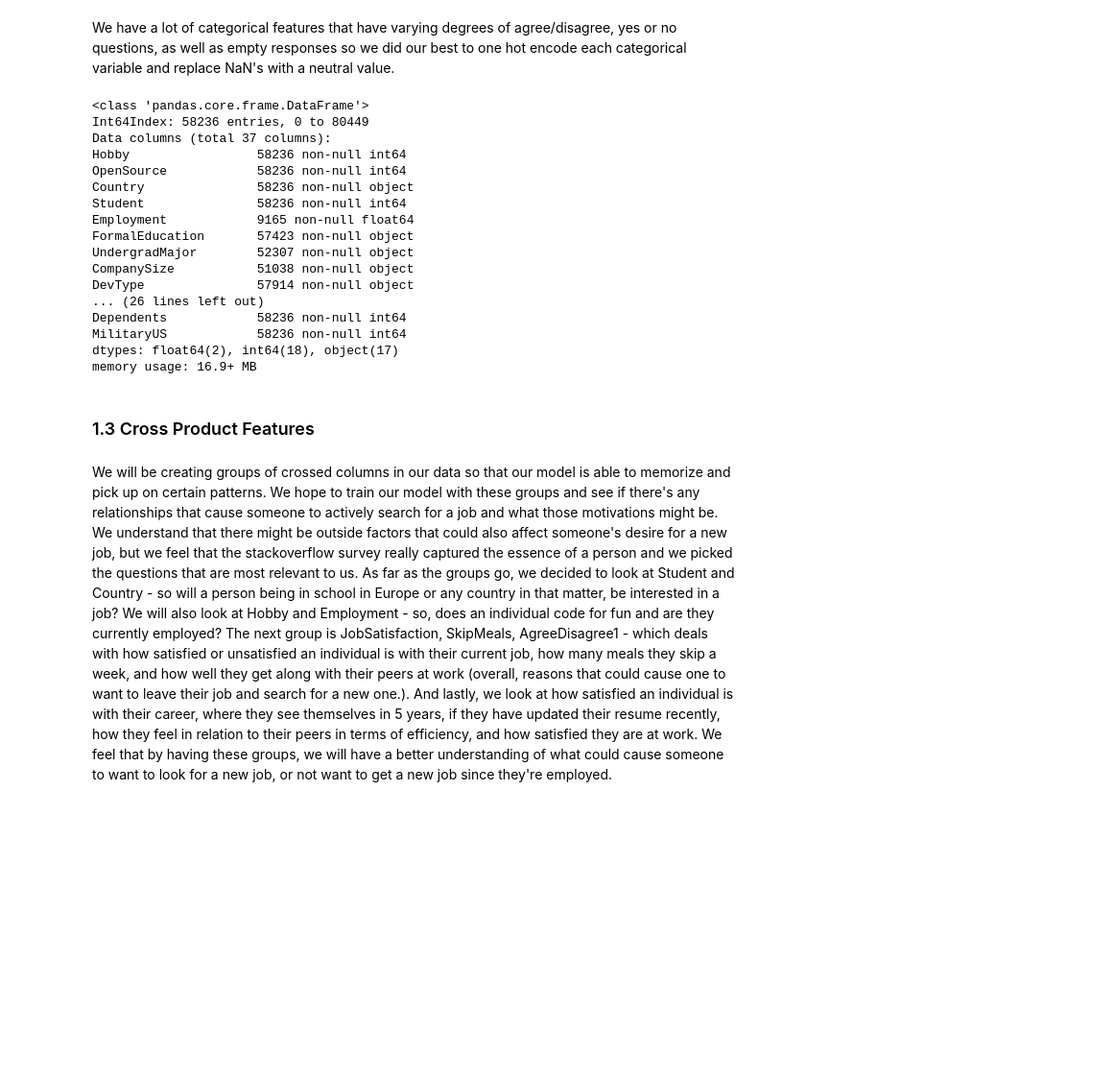
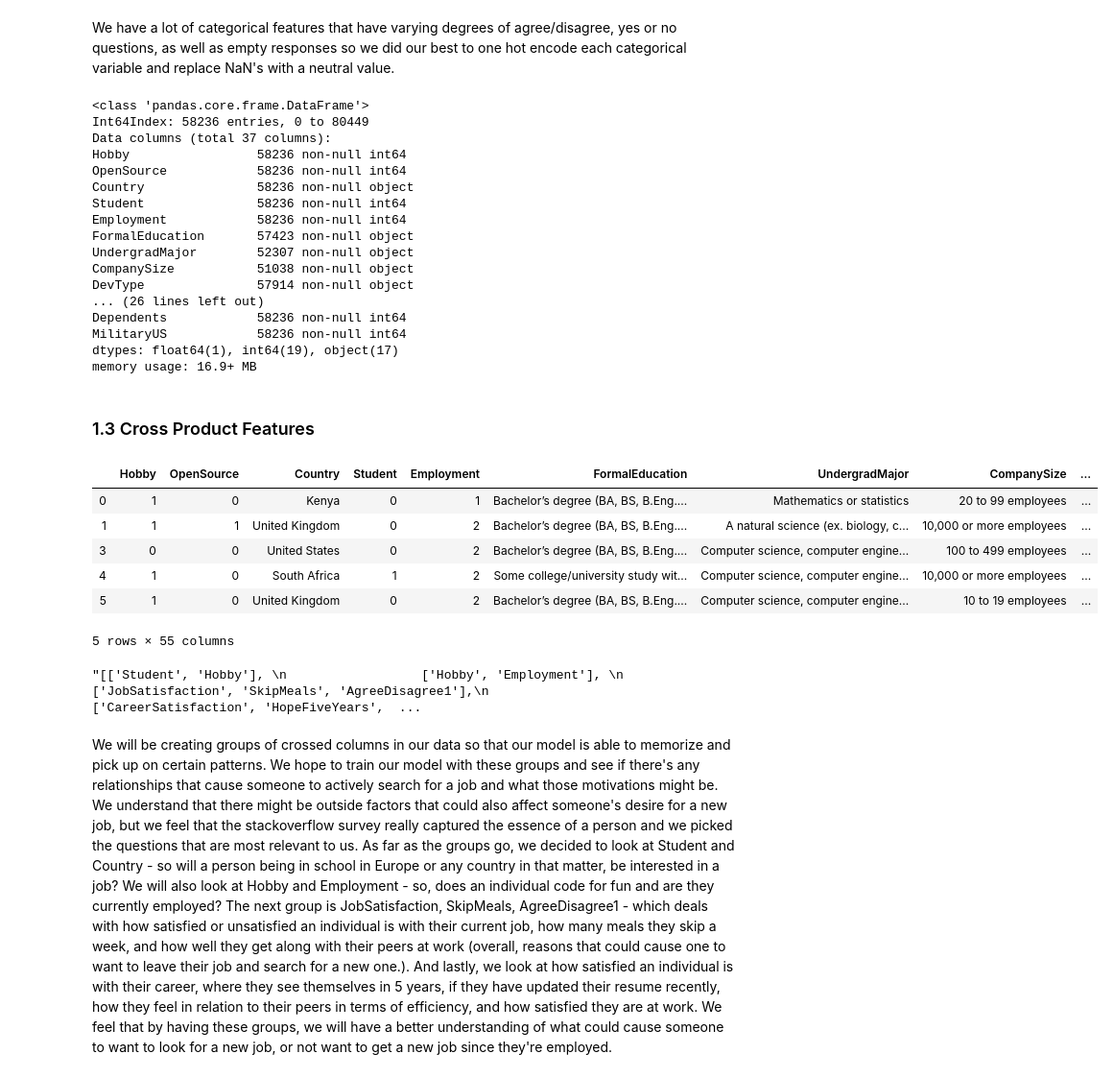
Before and after one commit to arelyalc/machineLearningLabs, a Jupyter notebook: Lab5.ipynb, the cells around one changed output. Shown at 96% size. Drawn from its saved outputs; the diff is of its cells as text; code cells hidden in the pictures; blank space fills up the shorter version.

```diff
--- a/Lab5.ipynb
+++ b/Lab5.ipynb
@@ -159,8 +159,9 @@ survey['Student'] = survey['Student'].astype(int)
 survey['Employment'] = survey['Employment'].map({
     'Independent contractor, freelancer, or self-employed': 0,
     'Employed part-time': 1,
-    'Employed part-time': 2
+    'Employed full-time': 2
 })
+survey['Employment'] = survey['Employment'].astype(int)
 
 survey['JobSatisfaction'] = survey['JobSatisfaction'].map({
     'Extremely dissatisfied': 0,
@@ -309,7 +310,7 @@ Hobby                 58236 non-null int64
 OpenSource            58236 non-null int64
 Country               58236 non-null object
 Student               58236 non-null int64
-Employment            9165 non-null float64
+Employment            58236 non-null int64
 FormalEducation       57423 non-null object
 UndergradMajor        52307 non-null object
 CompanySize           51038 non-null object
@@ -317,13 +318,38 @@ DevType               57914 non-null object
 ... (26 lines left out)
 Dependents            58236 non-null int64
 MilitaryUS            58236 non-null int64
-dtypes: float64(2), int64(18), object(17)
+dtypes: float64(1), int64(19), object(17)
 memory usage: 16.9+ MB
 # %% [markdown]
 ### 1.3 Cross Product Features
+# %%
+from sklearn.preprocessing import LabelEncoder
+categorical_headers = ['Hobby', 'OpenSource', 'Student', 'Employment', 'JobSatisfaction', 'CareerSatisfaction', 'HopeFiveYears', 'LastNewJob', 'UpdateCV', 'AgreeDisagree1', 'AgreeDisagree2', 'AgreeDisagree3', 'StackOverflowJobs', 'SkipMeals','Exercise', 'EducationParents', 'Dependents','MilitaryUS']
+
+encoders=dict()
+df_train=survey
+
+for col in categorical_headers:
+    encoders[col] = LabelEncoder() # save the encoder
+    df_train[col+'_int'] = encoders[col].fit_transform(df_train[col])
+
+df_train.head()
+# %% [output]
+|  | Hobby | OpenSource | Country | Student | Employment | FormalEducation | UndergradMajor | CompanySize | ... |
+| 0 | 1 | 0 | Kenya | 0 | 1 | Bachelor’s degree (BA, BS, B.Eng.... | Mathematics or statistics | 20 to 99 employees | ... |
+| 1 | 1 | 1 | United Kingdom | 0 | 2 | Bachelor’s degree (BA, BS, B.Eng.... | A natural science (ex. biology, c... | 10,000 or more employees | ... |
+| 3 | 0 | 0 | United States | 0 | 2 | Bachelor’s degree (BA, BS, B.Eng.... | Computer science, computer engine... | 100 to 499 employees | ... |
+| 4 | 1 | 0 | South Africa | 1 | 2 | Some college/university study wit... | Computer science, computer engine... | 10,000 or more employees | ... |
+| 5 | 1 | 0 | United Kingdom | 0 | 2 | Bachelor’s degree (BA, BS, B.Eng.... | Computer science, computer engine... | 10 to 19 employees | ... |
+5 rows × 55 columns
 # %%
-crossed_colums = [['Student', 'Country'],
+crossed_columns = [['Hobby', 'Employment'],
+                   ['Student', 'Hobby']]
+
+'''[['Student', 'Hobby'],
                   ['Hobby', 'Employment'],
                   ['JobSatisfaction', 'SkipMeals', 'AgreeDisagree1'],
-                  ['CareerSatisfaction', 'HopeFiveYears', 'UpdateCV', 'AgreeDisagree3', 'JobSatisfaction']]
+                  ['CareerSatisfaction', 'HopeFiveYears', 'UpdateCV', 'AgreeDisagree3', 'JobSatisfaction']]'''
+# %% [output]
+"[['Student', 'Hobby'], \n                  ['Hobby', 'Employment'], \n                  ['JobSatisfaction', 'SkipMeals', 'AgreeDisagree1'],\n                  ['CareerSatisfaction', 'HopeFiveYears',  ...
 # %% [markdown]
```
Also changed, not shown: parts of 4 cells of this notebook.
